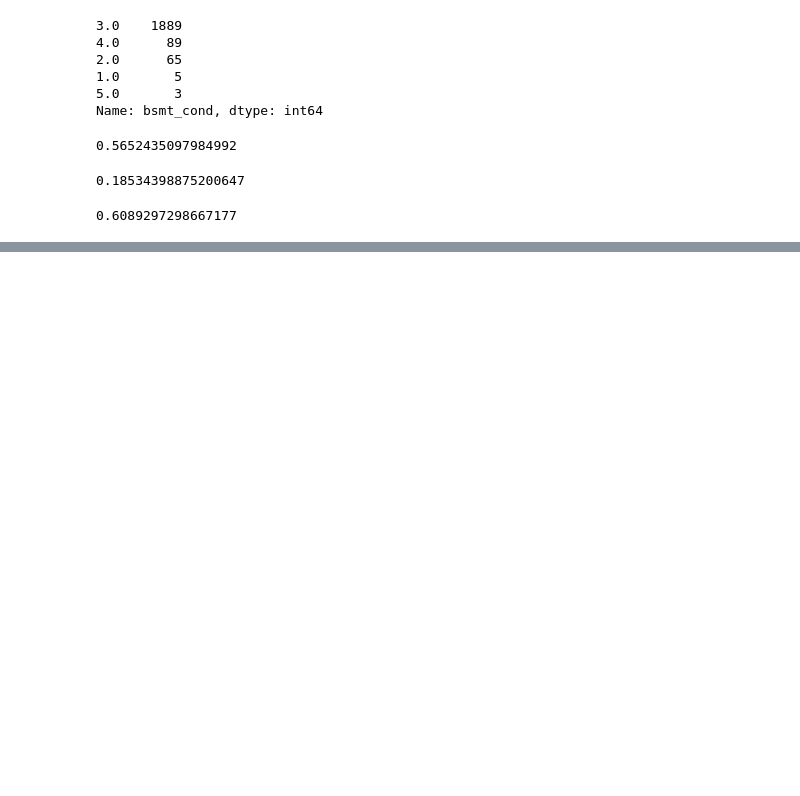
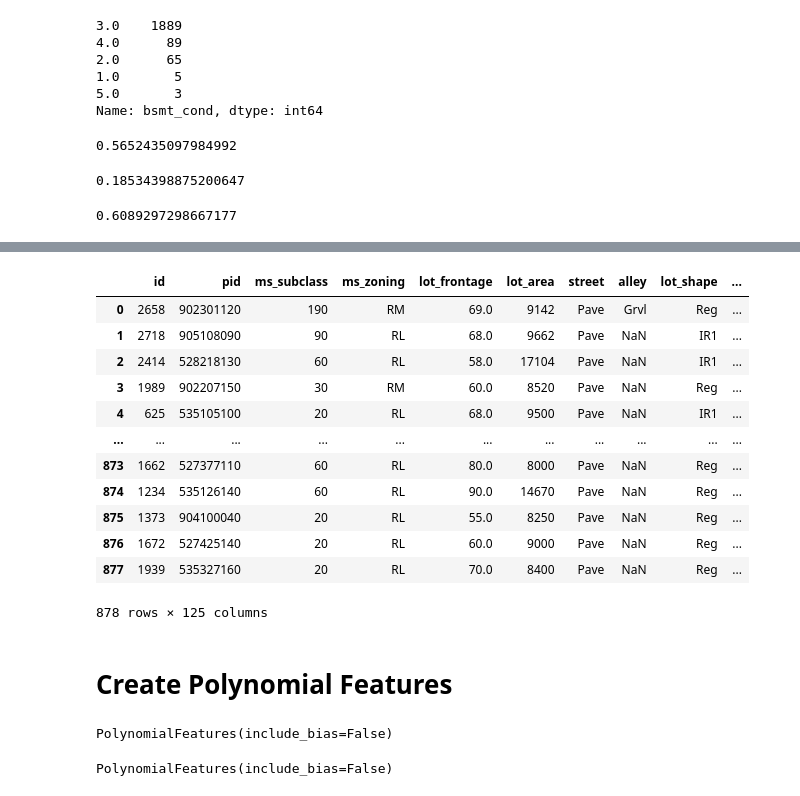
Before and after one commit to robbherndon/Ames-Housing, a Jupyter notebook: Untitled Folder/Notebook for pre-processing.ipynb, the cells around one changed output, grey strips where cells are left out. Saved outputs shown, nothing was run; the diff lists cells and outputs as text; code cells hidden in the pictures; blank space fills up the shorter version.

```diff
--- a/Untitled Folder/Notebook for pre-processing.ipynb
+++ b/Untitled Folder/Notebook for pre-processing.ipynb
@@ -48,5 +48,5 @@ train["total_qual"] = train["garage_qual"] * train["bsmt_qual"] * train["kitchen
 # %%
-test["total_qual"] = test["garage_qual"] * test["bsmt_qual"] * test["kitchen_qual"] * test["exter_qual"]
+test["total_qual"] = test["garage_qual"] * test["bsmt_qual"] * test["kitchen_qual"] * test["exter_qual"] * train["overall_qual"]
 # %%
 train["total_qual"].corr(train["saleprice"])
 # %% [output]
@@ -61,0 +146,19 @@ sns.heatmap(corr, cmap='coolwarm', vmin=-1, vmax=1, annot=True, mask=mask);
+# %%
+pd.get_dummies(test, columns=["condition_1", "neighborhood", "land_slope",
+                               "lot_config", "house_style"], drop_first=True)
+# %% [output]
+|  | id | pid | ms_subclass | ms_zoning | lot_frontage | lot_area | street | alley | lot_shape | ... |
+| 0 | 2658 | 902301120 | 190 | RM | 69.0 | 9142 | Pave | Grvl | Reg | ... |
+| 1 | 2718 | 905108090 | 90 | RL | 68.0 | 9662 | Pave | NaN | IR1 | ... |
+| 2 | 2414 | 528218130 | 60 | RL | 58.0 | 17104 | Pave | NaN | IR1 | ... |
+| 3 | 1989 | 902207150 | 30 | RM | 60.0 | 8520 | Pave | NaN | Reg | ... |
+| 4 | 625 | 535105100 | 20 | RL | 68.0 | 9500 | Pave | NaN | IR1 | ... |
+| ... | ... | ... | ... | ... | ... | ... | ... | ... | ... | ... |
+| 873 | 1662 | 527377110 | 60 | RL | 80.0 | 8000 | Pave | NaN | Reg | ... |
+| 874 | 1234 | 535126140 | 60 | RL | 90.0 | 14670 | Pave | NaN | Reg | ... |
+| 875 | 1373 | 904100040 | 20 | RL | 55.0 | 8250 | Pave | NaN | Reg | ... |
+| 876 | 1672 | 527425140 | 20 | RL | 60.0 | 9000 | Pave | NaN | Reg | ... |
+| 877 | 1939 | 535327160 | 20 | RL | 70.0 | 8400 | Pave | NaN | Reg | ... |
+878 rows × 125 columns
+# %% [markdown]
+# Create Polynomial Features
@@ -61,0 +174,12 @@ sns.heatmap(corr, cmap='coolwarm', vmin=-1, vmax=1, annot=True, mask=mask);
+# %%
+#Instantiate for train
+from sklearn.preprocessing import StandardScaler, PolynomialFeatures
+poly = PolynomialFeatures(include_bias=False)
+poly.fit(X_train)
+# %% [output]
+PolynomialFeatures(include_bias=False)
+# %%
+#Instantiate for test
+poly.fit(X_test)
+# %% [output]
+PolynomialFeatures(include_bias=False)
```
Also changed, not shown: parts of 24 cells of this notebook, 5 other files.
